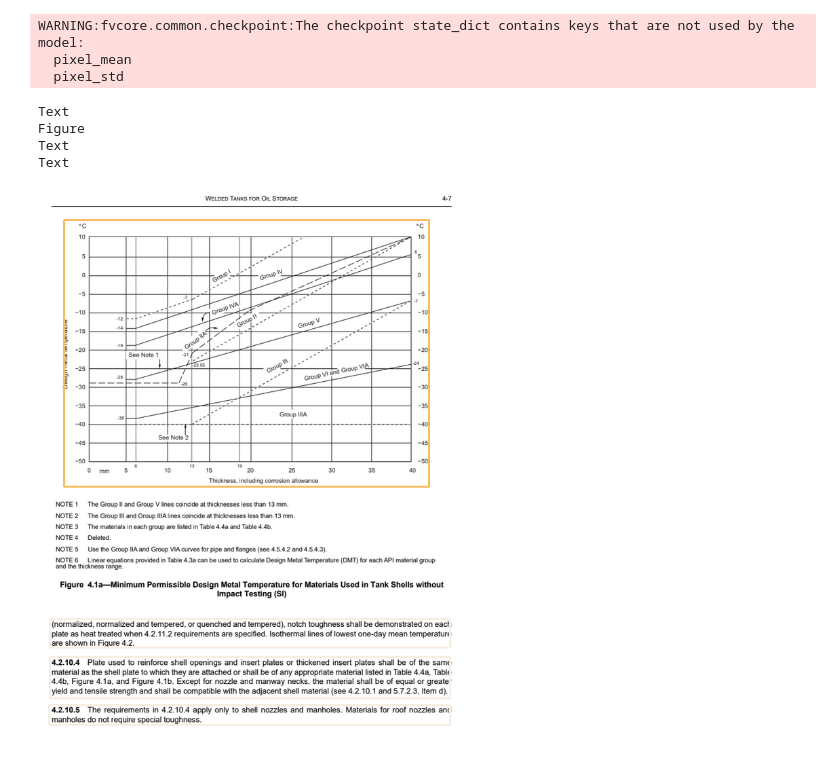
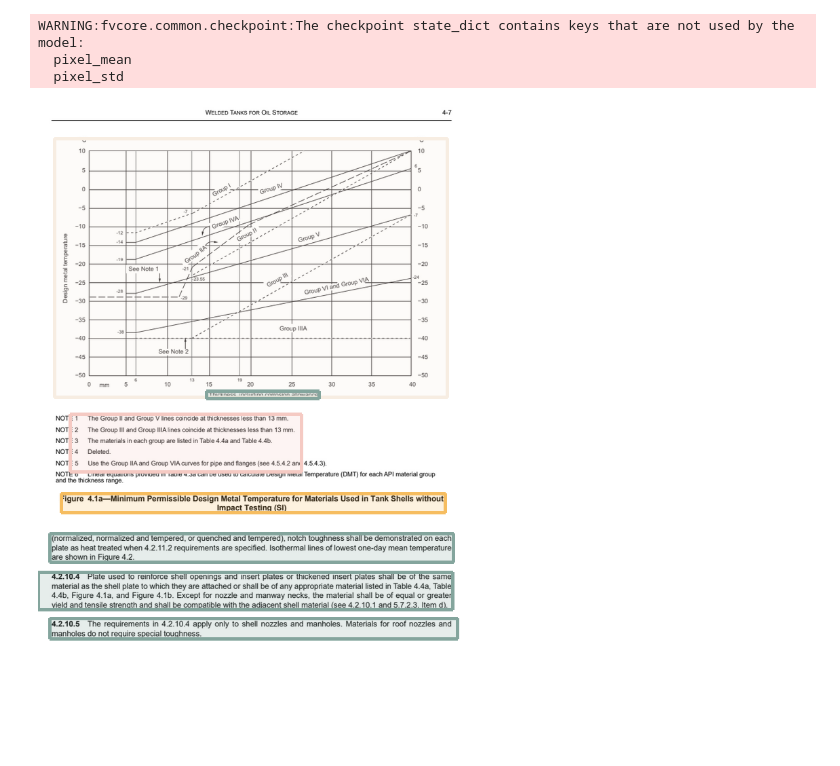
Before and after one commit to include07/MechaGPT, a Jupyter notebook: main.ipynb, the cells around one changed output. Cells and saved outputs as stored; diff of their text form; code cells hidden in the pictures; blank space fills up the shorter version.

```diff
--- a/main.ipynb
+++ b/main.ipynb
@@ -50,17 +39,10 @@ WARNING:fvcore.common.checkpoint:The checkpoint state_dict contains keys that ar
   pixel_mean
   pixel_std
 # %%
-layout1 = model1.detect(image)
+layout3 = model3.detect(image)
     # Detect the layout of the input image
 
-for i in layout1:
-  print(i.type)
-
-lp.draw_box(image, layout1, box_width=3)
+lp.draw_box(image, layout3, box_width=5, box_alpha=0.2)
     # Show the detected layout of the input image
 # %% [output]
-Text
-Figure
-Text
-Text
-[figure, old version]
+[figure, new version]
```
Also changed, not shown: parts of 4 cells of this notebook.
